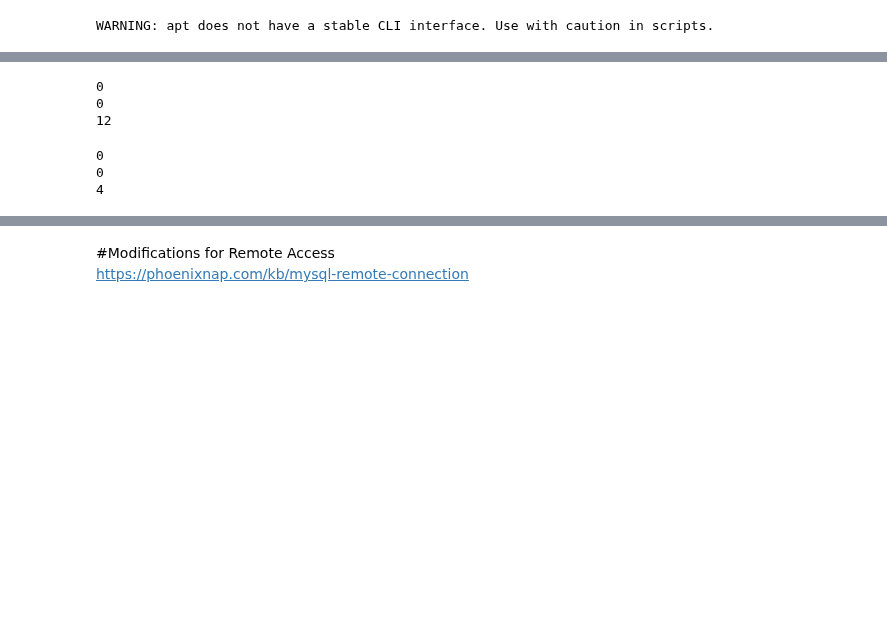
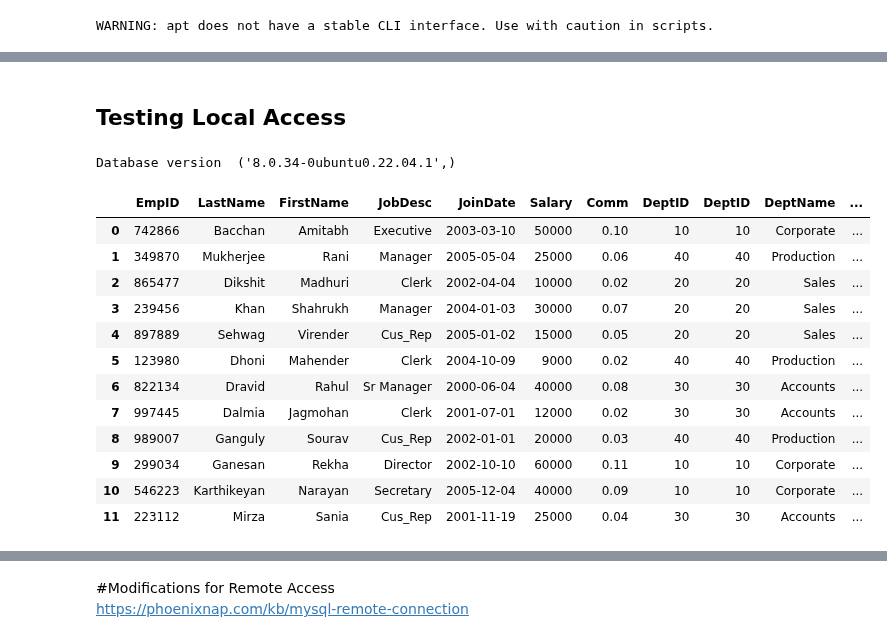
Before and after one commit to Praxis-QR/RDWH, a Jupyter notebook: Public_MySQL_Server_in_Google_Colab.ipynb, the cells around one changed output, grey strips where cells are left out. Cells and saved outputs as stored; diff of their text form; code cells hidden in the pictures; blank space fills up the shorter version.

```diff
--- a/Public_MySQL_Server_in_Google_Colab.ipynb
+++ b/Public_MySQL_Server_in_Google_Colab.ipynb
@@ -42,29 +45,15 @@ import MySQLdb
 WARNING: apt does not have a stable CLI interface. Use with caution in scripts.
 # %%
 #To run any non-SELECT SQL command
-def runCMD (loc, DDL):
-    if loc == 'remoteDB':
-        DBConn = MySQLdb.connect(hostName,userName,passWord,dbName)
-    elif loc == 'localDB':
-        DBConn = MySQLdb.connect(db='praxisDB')
-    else :
-        print('location must be "remoteDB or "localDB"')
-
-    myCursor = DBConn.cursor()
-    retcode = myCursor.execute(DDL)
-    print (retcode)
+def runCMD (engine, DDL):
+    DBConn = engine.connect()
+    retcode = DBConn.execute(text(DDL))
     DBConn.commit()
     DBConn.close()
 
 #To run any SELECT SQL command
-def runSELECT (loc, CMD):
-    if loc == 'remoteDB':
-        DBConn = MySQLdb.connect(hostName,userName,passWord,dbName)
-    elif loc == 'localDB':
-        DBConn = MySQLdb.connect(db='praxisDB')
-    else :
-        print('location must be "remoteDB or "localDB"')
-
-    df_mysql = pd.read_sql(CMD, con=DBConn)
+def runSELECT (engine, CMD):
+    DBConn = engine.connect()
+    df_mysql = pd.read_sql(text(CMD), con=DBConn)
     DBConn.close()
     return df_mysql
@@ -80,9 +60,25 @@ location = 'localDB'
+# %% [markdown]
+## Testing Local Access
+# %%
+connect_string = 'mysql://root@localhost/praxisDB'
+local_engine = create_engine(connect_string)
+# %%
+DBConn = local_engine.connect()
+cursor = DBConn.execute(text("SELECT VERSION()"))
+
+# Fetch a single row using fetchone() method.
+data = cursor.fetchone()
+print ("Database version ", data)
+# disconnect from server
+DBConn.close()
+# %% [output]
+Database version  ('8.0.34-0ubuntu0.22.04.1',)
 # %%
 # Create and load Emp table
 # -----------------------------
-runCMD(location,"DROP TABLE IF EXISTS Emp;")
+runCMD(local_engine,"DROP TABLE IF EXISTS Emp;")
 # -----------------------------
-runCMD(location,"CREATE TABLE IF NOT EXISTS Emp (\
+runCMD(local_engine,"CREATE TABLE IF NOT EXISTS Emp (\
   EmpID char(6)  NOT NULL,\
   LastName varchar(50),\
   FirstName varchar(50),\
@@ -93,7 +89,7 @@ runCMD(location,"CREATE TABLE IF NOT EXISTS Emp (\
   DeptID char(2) \
 ) ;")
 # -----------------------------
-runCMD(location,"INSERT INTO Emp (EmpID, LastName, FirstName, JobDesc, JoinDate, Salary, Comm, DeptID) \
+runCMD(local_engine,"INSERT INTO Emp (EmpID, LastName, FirstName, JobDesc, JoinDate, Salary, Comm, DeptID) \
     VALUES \
 	('742866', 'Bacchan', 'Amitabh', 'Executive', '2003-03-10', 50000, 0.1, '10'), \
 	('349870', 'Mukherjee', 'Rani', 'Manager', '2005-05-04', 25000, 0.06, '40'), \
@@ -108,32 +104,38 @@ runCMD(location,"INSERT INTO Emp (EmpID, LastName, FirstName, JobDesc, JoinDate,
 	('546223', 'Karthikeyan', 'Narayan', 'Secretary', '2005-12-04', 40000, 0.09, '10'), \
 	('223112', 'Mirza', 'Sania', 'Cus_Rep', '2001-11-19', 25000, 0.04, '30');"
     )
-# %% [output]
-0
-0
-12
 # %%
 # Create and load DEPT table
 # --------------------------------
-runCMD(location,"DROP TABLE IF EXISTS Dept;")
+runCMD(local_engine,"DROP TABLE IF EXISTS Dept;")
 # --------------------------------
-runCMD(location,"CREATE TABLE Dept ( \
+runCMD(local_engine,"CREATE TABLE Dept ( \
   DeptID char(2)  NOT NULL, \
   DeptName varchar(50) , \
   ManagerID char(6) , \
   Location varchar(50) \
  );")
 # --------------------------------
-runCMD(location,"INSERT INTO Dept (DeptID, DeptName, ManagerID, Location) VALUES \
+runCMD(local_engine,"INSERT INTO Dept (DeptID, DeptName, ManagerID, Location) VALUES \
 	('10', 'Corporate', '299034', 'Calcutta'), \
 	('20', 'Sales', '239456', 'Calcutta'), \
 	('30', 'Accounts', '822134', 'Calcutta'), \
 	('40', 'Production', '349870', 'Bombay');")
-# %% [output]
-0
-0
-4
 # %%
 # Check the data
 # -------------------------------
-#runSELECT(location,"select * from Emp, Dept where Emp.DeptID = Dept.DeptID")
+runSELECT(local_engine,"select * from Emp, Dept where Emp.DeptID = Dept.DeptID")
+# %% [output]
+|  | EmpID | LastName | FirstName | JobDesc | JoinDate | Salary | Comm | DeptID | DeptID | DeptName | ... |
+| 0 | 742866 | Bacchan | Amitabh | Executive | 2003-03-10 | 50000 | 0.10 | 10 | 10 | Corporate | ... |
+| 1 | 349870 | Mukherjee | Rani | Manager | 2005-05-04 | 25000 | 0.06 | 40 | 40 | Production | ... |
+| 2 | 865477 | Dikshit | Madhuri | Clerk | 2002-04-04 | 10000 | 0.02 | 20 | 20 | Sales | ... |
+| 3 | 239456 | Khan | Shahrukh | Manager | 2004-01-03 | 30000 | 0.07 | 20 | 20 | Sales | ... |
+| 4 | 897889 | Sehwag | Virender | Cus_Rep | 2005-01-02 | 15000 | 0.05 | 20 | 20 | Sales | ... |
+| 5 | 123980 | Dhoni | Mahender | Clerk | 2004-10-09 | 9000 | 0.02 | 40 | 40 | Production | ... |
+| 6 | 822134 | Dravid | Rahul | Sr Manager | 2000-06-04 | 40000 | 0.08 | 30 | 30 | Accounts | ... |
+| 7 | 997445 | Dalmia | Jagmohan | Clerk | 2001-07-01 | 12000 | 0.02 | 30 | 30 | Accounts | ... |
+| 8 | 989007 | Ganguly | Sourav | Cus_Rep | 2002-01-01 | 20000 | 0.03 | 40 | 40 | Production | ... |
+| 9 | 299034 | Ganesan | Rekha | Director | 2002-10-10 | 60000 | 0.11 | 10 | 10 | Corporate | ... |
+| 10 | 546223 | Karthikeyan | Narayan | Secretary | 2005-12-04 | 40000 | 0.09 | 10 | 10 | Corporate | ... |
+| 11 | 223112 | Mirza | Sania | Cus_Rep | 2001-11-19 | 25000 | 0.04 | 30 | 30 | Accounts | ... |
```
Also changed, not shown: parts of 30 cells of this notebook.
